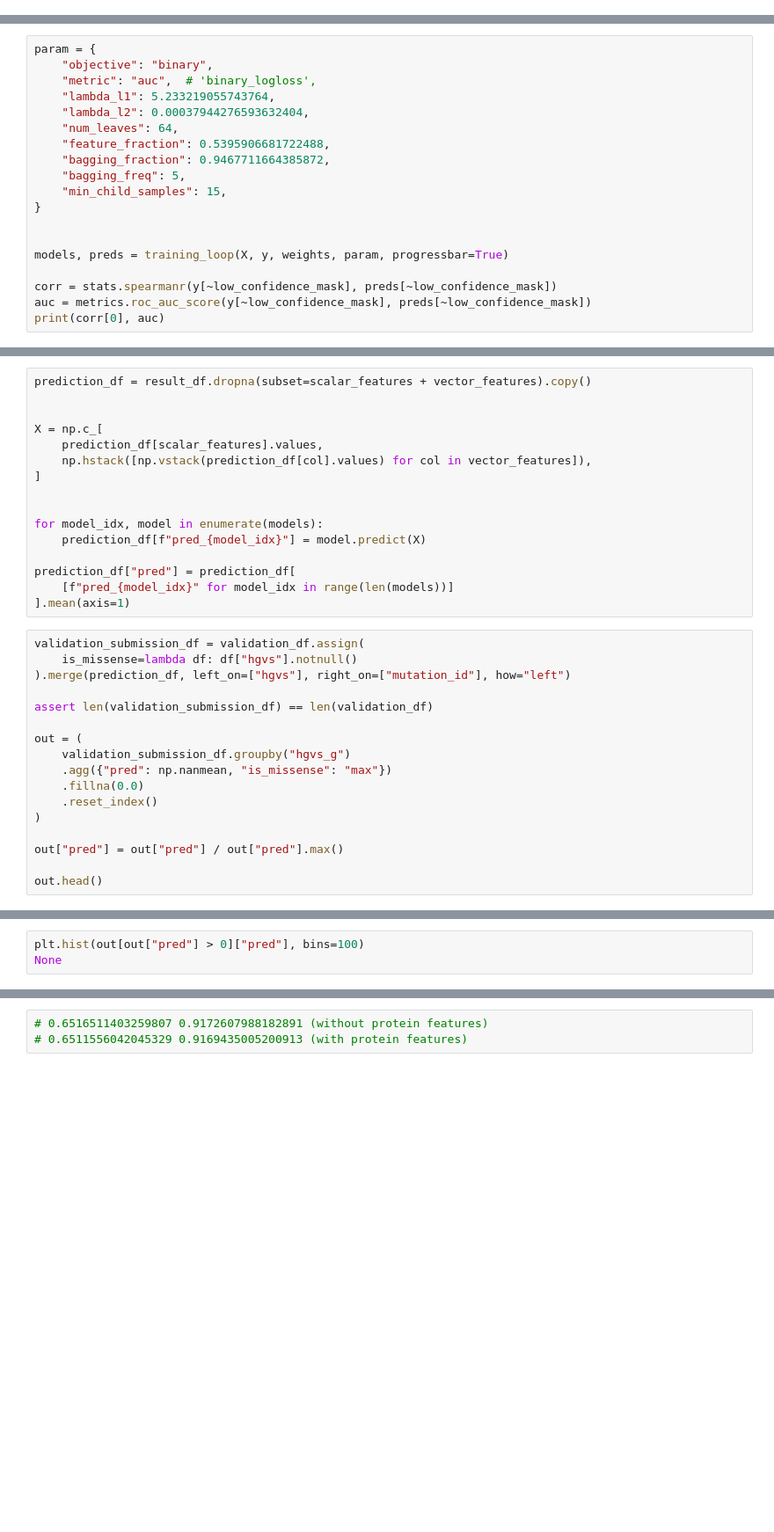
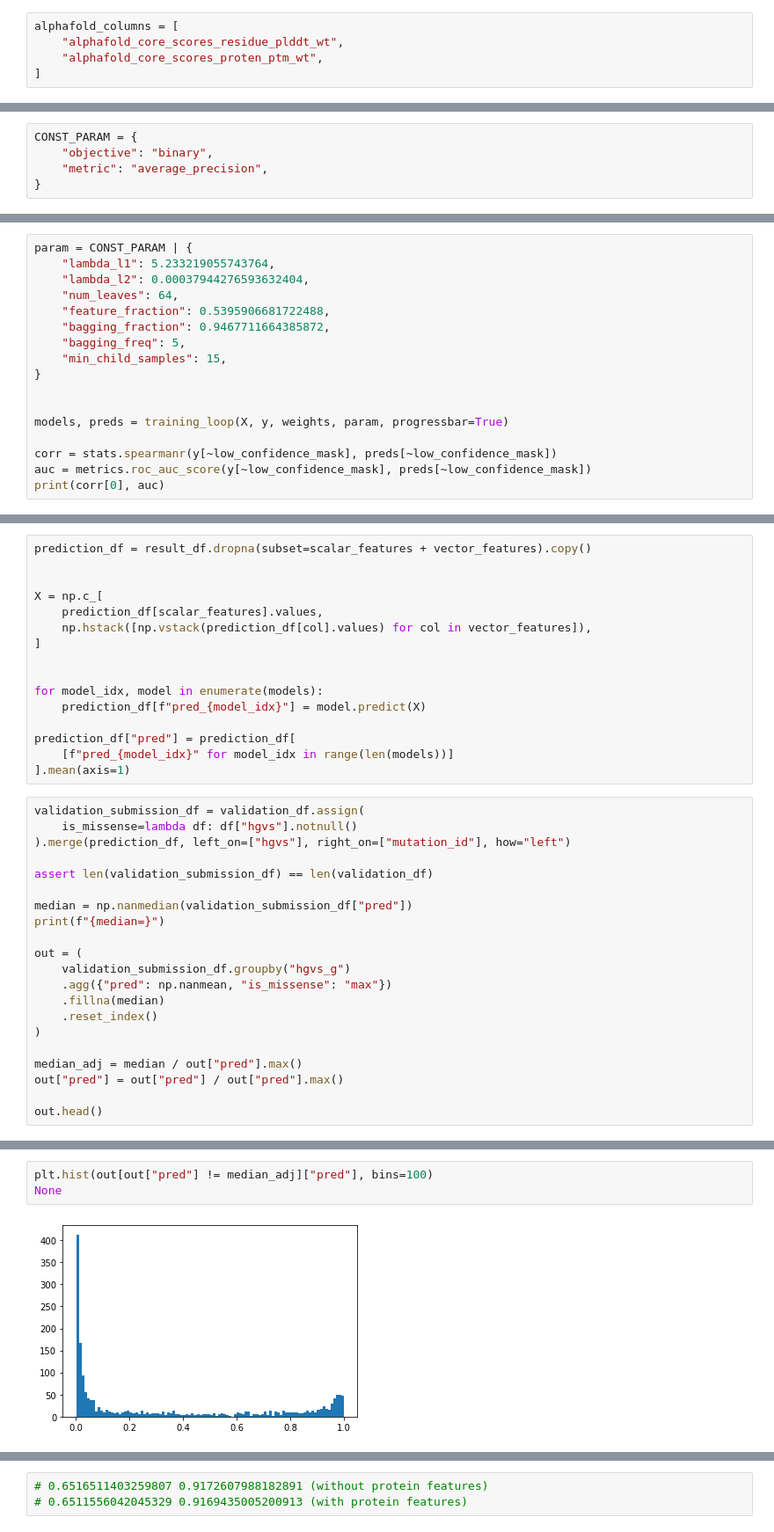
Before and after one commit to elaspic/cagi6-submission, a Jupyter notebook: notebooks/38_cagi6_sherloc_train_model.ipynb, the cells around one changed output, grey strips where cells are left out. Shown at 88% size. Saved outputs shown, nothing was run; the diff lists cells and outputs as text; blank space fills up the shorter version.

Commit message:
Optimize average_precision instead of AUC

```diff
--- a/notebooks/38_cagi6_sherloc_train_model.ipynb
+++ b/notebooks/38_cagi6_sherloc_train_model.ipynb
@@ -212 +306,6 @@ len(rosetta_columns), len(msa_columns)
+# %%
+alphafold_columns = [
+    "alphafold_core_scores_residue_plddt_wt",
+    "alphafold_core_scores_proten_ptm_wt",
+]
 # %%
@@ -285,5 +396,10 @@ Counter(y)
 # %% [markdown]
 ### Hyperparameter optimization
+# %%
+CONST_PARAM = {
+    "objective": "binary",
+    "metric": "average_precision",
+}
 # %%
 def training_loop(X, y, weights, param, n_splits=6, progressbar=False):
     models = []
@@ -341,9 +464,7 @@ Best trial: {'lambda_l1': 5.233219055743764, 'lambda_l2': 0.00037944276593632404
 # %% [markdown]
 ### Checkpoint model
 # %%
-param = {
-    "objective": "binary",
-    "metric": "auc",  # 'binary_logloss',
+param = CONST_PARAM | {
     "lambda_l1": 5.233219055743764,
     "lambda_l2": 0.00037944276593632404,
     "num_leaves": 64,
@@ -503,13 +644,17 @@ validation_submission_df = validation_df.assign(
 
 assert len(validation_submission_df) == len(validation_df)
 
+median = np.nanmedian(validation_submission_df["pred"])
+print(f"{median=}")
+
 out = (
     validation_submission_df.groupby("hgvs_g")
     .agg({"pred": np.nanmean, "is_missense": "max"})
-    .fillna(0.0)
+    .fillna(median)
     .reset_index()
 )
 
+median_adj = median / out["pred"].max()
 out["pred"] = out["pred"] / out["pred"].max()
 
 out.head()
@@ -516,5 +669,7 @@ out.head()
 # %%
-plt.hist(out[out["pred"] > 0]["pred"], bins=100)
+plt.hist(out[out["pred"] != median_adj]["pred"], bins=100)
 None
+# %% [output]
+[figure, added]
 # %%
 out[["hgvs_g", "pred"]].to_csv(
```
Also changed, not shown: parts of 27 cells of this notebook.
